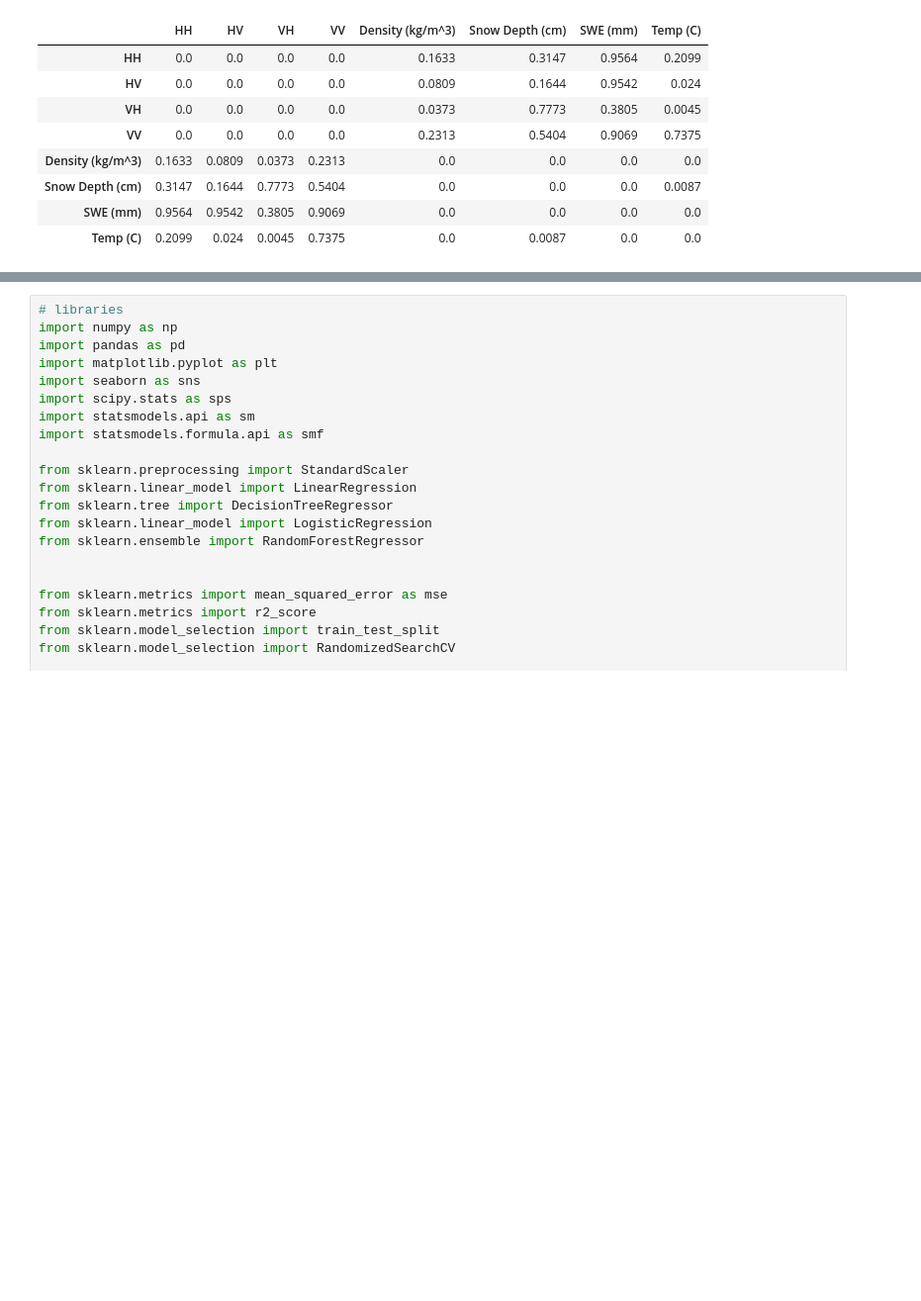
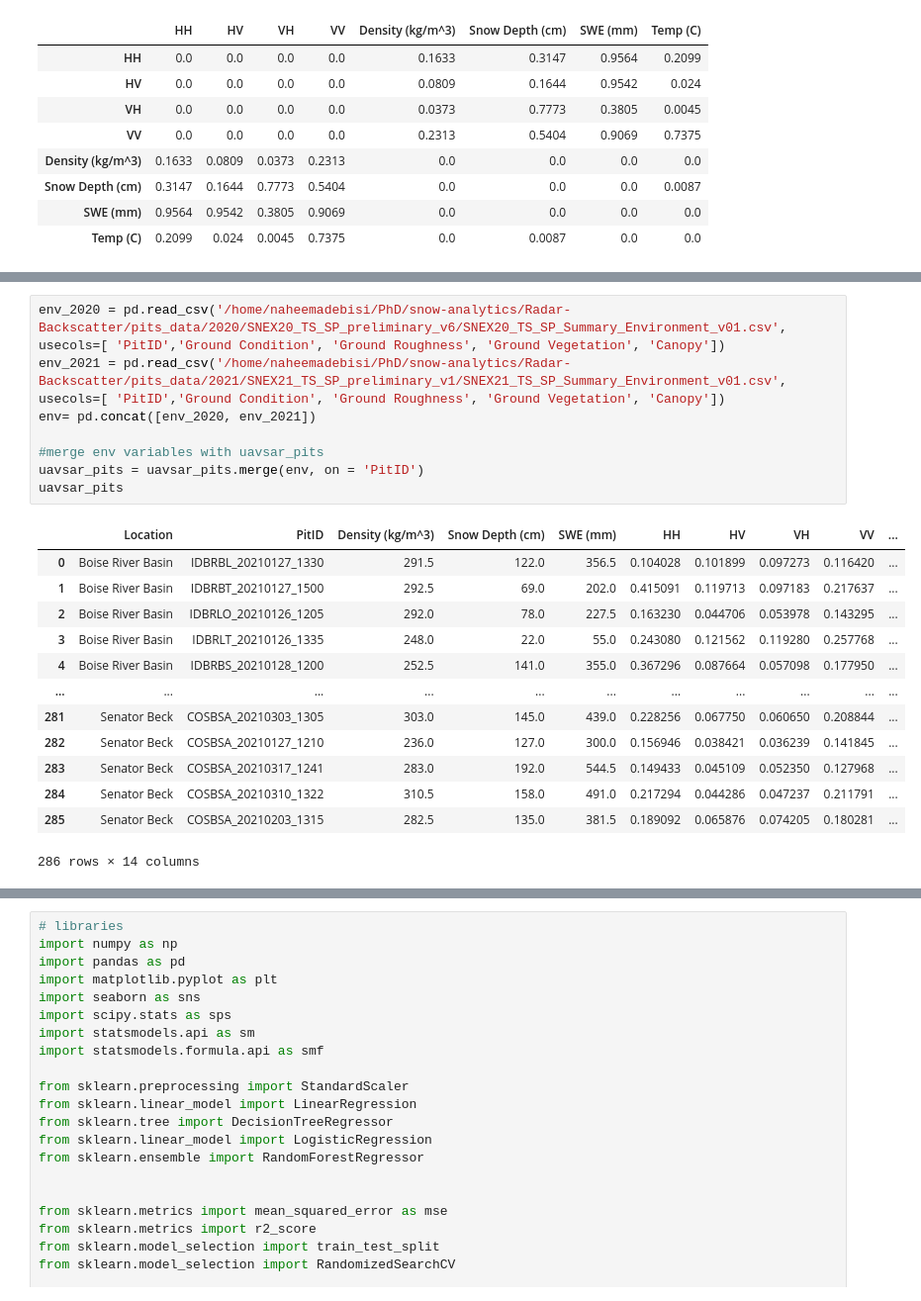
Before and after one commit to Surfix/all_notescripts, a Jupyter notebook: Radar-Backscatter/uavsar_pits_exploration_modelling_v2.ipynb, the cells around one changed output, grey strips where cells are left out. Shown at 99% size. Drawn from its saved outputs; the diff is of its cells as text; blank space fills up the shorter version.

```diff
--- a/Radar-Backscatter/uavsar_pits_exploration_modelling_v2.ipynb
+++ b/Radar-Backscatter/uavsar_pits_exploration_modelling_v2.ipynb
@@ -139,0 +142,22 @@ calculate_pvalues(uavsar_pits[['HH', 'HV', 'VH', 'VV', 'Density (kg/m^3)', 'Snow
+# %%
+env_2020 = pd.read_csv('/home/naheemadebisi/PhD/snow-analytics/Radar-Backscatter/pits_data/2020/SNEX20_TS_SP_preliminary_v6/SNEX20_TS_SP_Summary_Environment_v01.csv', usecols=[ 'PitID','Ground Condition', 'Ground Roughness', 'Ground Vegetation', 'Canopy'])
+env_2021 = pd.read_csv('/home/naheemadebisi/PhD/snow-analytics/Radar-Backscatter/pits_data/2021/SNEX21_TS_SP_preliminary_v1/SNEX21_TS_SP_Summary_Environment_v01.csv', usecols=[ 'PitID','Ground Condition', 'Ground Roughness', 'Ground Vegetation', 'Canopy'])
+env= pd.concat([env_2020, env_2021])
+
+#merge env variables with uavsar_pits
+uavsar_pits = uavsar_pits.merge(env, on = 'PitID')
+uavsar_pits
+# %% [output]
+|  | Location | PitID | Density (kg/m^3) | Snow Depth (cm) | SWE (mm) | HH | HV | VH | VV | ... |
+| 0 | Boise River Basin | IDBRBL_20210127_1330 | 291.5 | 122.0 | 356.5 | 0.104028 | 0.101899 | 0.097273 | 0.116420 | ... |
+| 1 | Boise River Basin | IDBRBT_20210127_1500 | 292.5 | 69.0 | 202.0 | 0.415091 | 0.119713 | 0.097183 | 0.217637 | ... |
+| 2 | Boise River Basin | IDBRLO_20210126_1205 | 292.0 | 78.0 | 227.5 | 0.163230 | 0.044706 | 0.053978 | 0.143295 | ... |
+| 3 | Boise River Basin | IDBRLT_20210126_1335 | 248.0 | 22.0 | 55.0 | 0.243080 | 0.121562 | 0.119280 | 0.257768 | ... |
+| 4 | Boise River Basin | IDBRBS_20210128_1200 | 252.5 | 141.0 | 355.0 | 0.367296 | 0.087664 | 0.057098 | 0.177950 | ... |
+| ... | ... | ... | ... | ... | ... | ... | ... | ... | ... | ... |
+| 281 | Senator Beck | COSBSA_20210303_1305 | 303.0 | 145.0 | 439.0 | 0.228256 | 0.067750 | 0.060650 | 0.208844 | ... |
+| 282 | Senator Beck | COSBSA_20210127_1210 | 236.0 | 127.0 | 300.0 | 0.156946 | 0.038421 | 0.036239 | 0.141845 | ... |
+| 283 | Senator Beck | COSBSA_20210317_1241 | 283.0 | 192.0 | 544.5 | 0.149433 | 0.045109 | 0.052350 | 0.127968 | ... |
+| 284 | Senator Beck | COSBSA_20210310_1322 | 310.5 | 158.0 | 491.0 | 0.217294 | 0.044286 | 0.047237 | 0.211791 | ... |
+| 285 | Senator Beck | COSBSA_20210203_1315 | 282.5 | 135.0 | 381.5 | 0.189092 | 0.065876 | 0.074205 | 0.180281 | ... |
+286 rows × 14 columns
```
Also changed, not shown: parts of 3 cells of this notebook.
